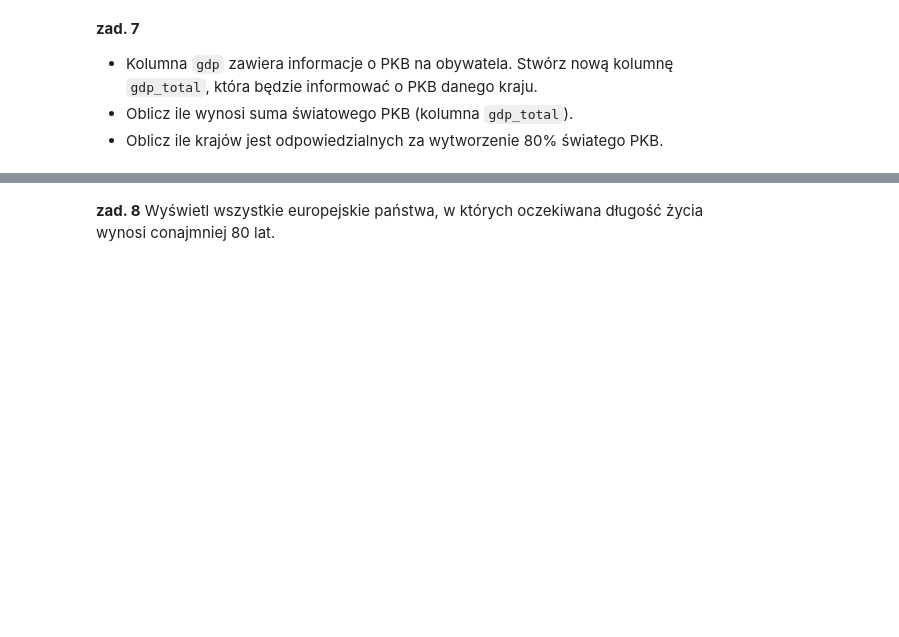
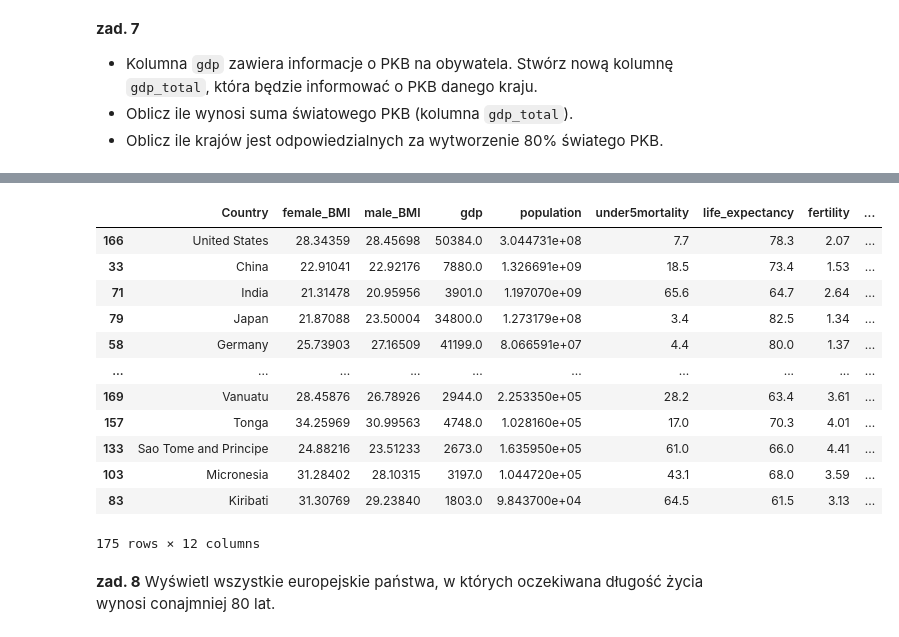
Before and after one commit to Cloudy17g35/python-2021-2022, a Jupyter notebook: homework_2/homework.ipynb, the cells around one changed output, grey strips where cells are left out. Saved outputs shown, nothing was run; the diff lists cells and outputs as text; code cells hidden in the pictures; blank space fills up the shorter version.

```diff
--- a/homework_2/homework.ipynb
+++ b/homework_2/homework.ipynb
@@ -62,2 +133,18 @@ Oblicz ile osób mieszka na każdym z kontynentów.
+# %%
+data.sort_values(by='gdp_total', ascending=False)
+# %% [output]
+|  | Country | female_BMI | male_BMI | gdp | population | under5mortality | life_expectancy | fertility | ... |
+| 166 | United States | 28.34359 | 28.45698 | 50384.0 | 3.044731e+08 | 7.7 | 78.3 | 2.07 | ... |
+| 33 | China | 22.91041 | 22.92176 | 7880.0 | 1.326691e+09 | 18.5 | 73.4 | 1.53 | ... |
+| 71 | India | 21.31478 | 20.95956 | 3901.0 | 1.197070e+09 | 65.6 | 64.7 | 2.64 | ... |
+| 79 | Japan | 21.87088 | 23.50004 | 34800.0 | 1.273179e+08 | 3.4 | 82.5 | 1.34 | ... |
+| 58 | Germany | 25.73903 | 27.16509 | 41199.0 | 8.066591e+07 | 4.4 | 80.0 | 1.37 | ... |
+| ... | ... | ... | ... | ... | ... | ... | ... | ... | ... |
+| 169 | Vanuatu | 28.45876 | 26.78926 | 2944.0 | 2.253350e+05 | 28.2 | 63.4 | 3.61 | ... |
+| 157 | Tonga | 34.25969 | 30.99563 | 4748.0 | 1.028160e+05 | 17.0 | 70.3 | 4.01 | ... |
+| 133 | Sao Tome and Principe | 24.88216 | 23.51233 | 2673.0 | 1.635950e+05 | 61.0 | 66.0 | 4.41 | ... |
+| 103 | Micronesia | 31.28402 | 28.10315 | 3197.0 | 1.044720e+05 | 43.1 | 68.0 | 3.59 | ... |
+| 83 | Kiribati | 31.30769 | 29.23840 | 1803.0 | 9.843700e+04 | 64.5 | 61.5 | 3.13 | ... |
+175 rows × 12 columns
 # %% [markdown]
 **zad. 8** Wyświetl wszystkie europejskie państwa, w których oczekiwana długość życia wynosi conajmniej 80 lat.
```
Also changed, not shown: parts of 24 cells of this notebook, 1 other file.
